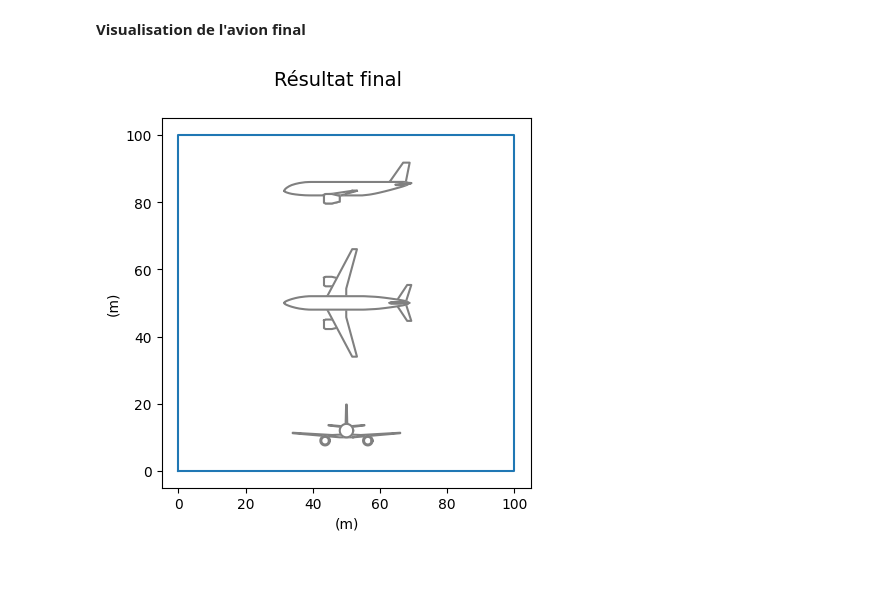
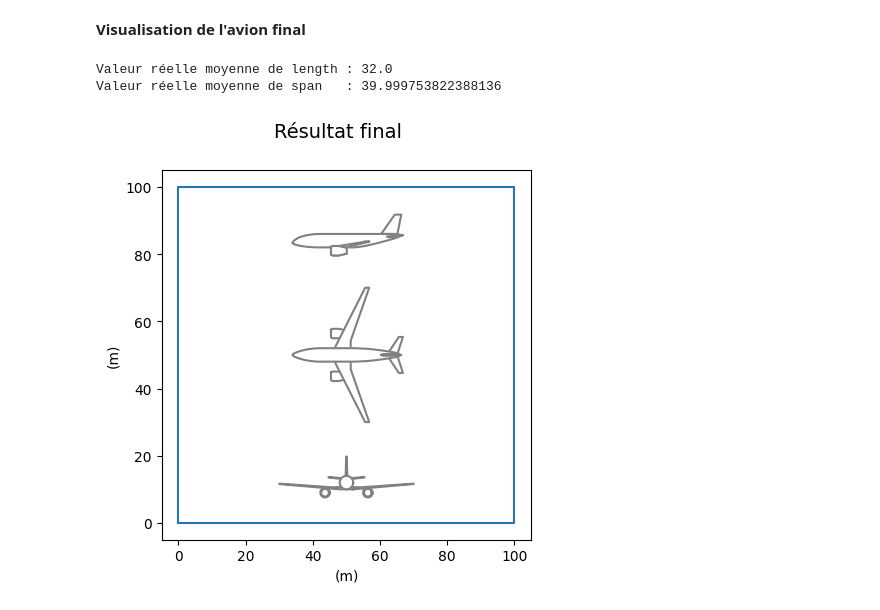
Before and after one commit to AlexandreDemarquet/projet_metamodelisation, a Jupyter notebook: problem3.ipynb, the cells around one changed output. Drawn from its saved outputs; the diff is of its cells as text; code cells hidden in the pictures; blank space fills up the shorter version.

Commit message:
modif visualisation avion

```diff
--- a/problem3.ipynb
+++ b/problem3.ipynb
@@ -118,7 +118,31 @@ scenario.post_process(post_name="OptHistoryView", save=False, show=True)
 from gemseo_oad_training.utils import draw_aircraft
 # %%
 dict_result = scenario.optimization_result.x_opt_as_dict
+# %%
+import re
+length_val = None
+span_val = None
+
+for key, val in scenario.optimization_result.constraint_values.items():
+    match = re.search(r'Margin\[(\w+); 3\.0\]-([0-9.]+)', key)
+    if match:
+        var_name, constraint_str = match.groups()
+        constraint = float(constraint_str)
+        real_value = val[0] + constraint  # valeur réelle = valeur + contrainte
+        if var_name == "length":
+            length_val = real_value
+        elif var_name == "span":
+            span_val = real_value
+
+length_mean = length_val if length_val else None
+span_mean = span_val if span_val else None
+
+print("Valeur réelle moyenne de length :", length_val)
+print("Valeur réelle moyenne de span   :", span_val)
+# %% [output]
+Valeur réelle moyenne de length : 32.0
+Valeur réelle moyenne de span   : 39.999753822388136
 # %%
-draw_aircraft(area=dict_result["area"][0],slst=dict_result["slst"][0], n_pax=dict_result["n_pax"][0], title="Résultat final")
+draw_aircraft(area=dict_result["area"][0],slst=dict_result["slst"][0], n_pax=dict_result["n_pax"][0],length=length_val, span=span_val, title="Résultat final")
 # %% [output]
-[figure, old version]
+[figure, new version]
```
Also changed, not shown: 3 other files.
